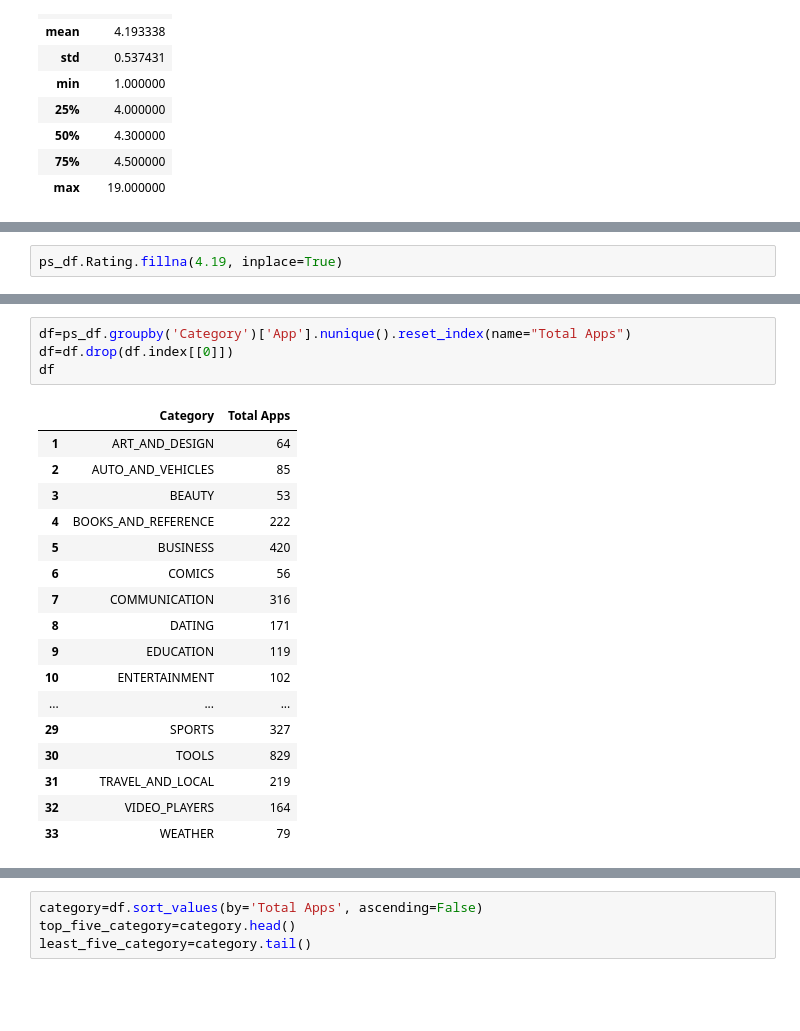
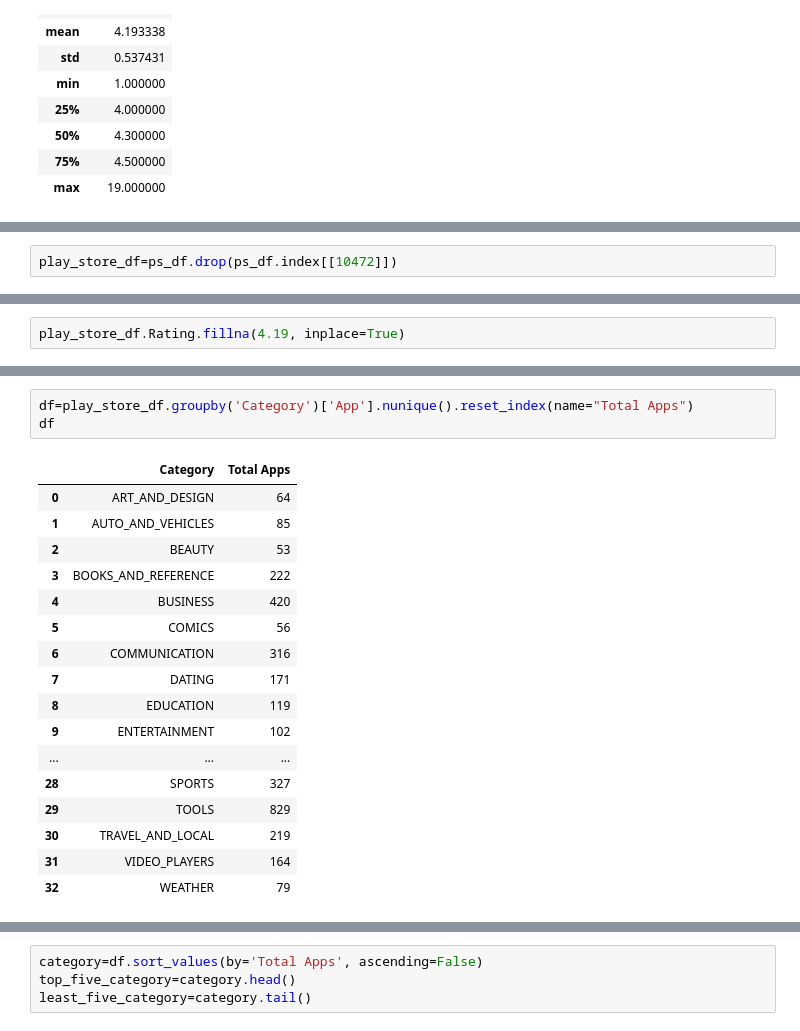
Before and after one commit to Navjotkhatri/EDA-Play-Store-App-Review-Analysis, a Jupyter notebook: EDA_Play_Store_App_Review_Analysis_Capstone_Project.ipynb, the cells around one changed output, grey strips where cells are left out. Drawn from its saved outputs; the diff is of its cells as text; blank space fills up the shorter version.

```diff
--- a/EDA_Play_Store_App_Review_Analysis_Capstone_Project.ipynb
+++ b/EDA_Play_Store_App_Review_Analysis_Capstone_Project.ipynb
@@ -78,0 +77,2 @@ Index(['App', 'Category', 'Rating', 'Reviews', 'Size', 'Installs', 'Type',
+# %%
+play_store_df=ps_df.drop(ps_df.index[[10472]])
@@ -132,4 +152,4 @@ Android Ver          3
 dtype: int64
 # %%
-ps_df.Rating.fillna(4.19, inplace=True)
+play_store_df.Rating.fillna(4.19, inplace=True)
 # %%
@@ -175,27 +195,26 @@ ps_df.tail(10)
 | 10839 | The SCP Foundation DB fr nn5n | BOOKS_AND_REFERENCE | 4.50 | 114 | Varies with device | 1,000+ | Free | 0 | Mature 17+ | Books & Reference | ... |
 | 10840 | iHoroscope - 2018 Daily Horoscope... | LIFESTYLE | 4.50 | 398307 | 19M | 10,000,000+ | Free | 0 | Everyone | Lifestyle | ... |
 # %%
-df=ps_df.groupby('Category')['App'].nunique().reset_index(name="Total Apps")
-df=df.drop(df.index[[0]])
+df=play_store_df.groupby('Category')['App'].nunique().reset_index(name="Total Apps")
 df
 # %% [output]
 |  | Category | Total Apps |
-| 1 | ART_AND_DESIGN | 64 |
-| 2 | AUTO_AND_VEHICLES | 85 |
-| 3 | BEAUTY | 53 |
-| 4 | BOOKS_AND_REFERENCE | 222 |
-| 5 | BUSINESS | 420 |
-| 6 | COMICS | 56 |
-| 7 | COMMUNICATION | 316 |
-| 8 | DATING | 171 |
-| 9 | EDUCATION | 119 |
-| 10 | ENTERTAINMENT | 102 |
+| 0 | ART_AND_DESIGN | 64 |
+| 1 | AUTO_AND_VEHICLES | 85 |
+| 2 | BEAUTY | 53 |
+| 3 | BOOKS_AND_REFERENCE | 222 |
+| 4 | BUSINESS | 420 |
+| 5 | COMICS | 56 |
+| 6 | COMMUNICATION | 316 |
+| 7 | DATING | 171 |
+| 8 | EDUCATION | 119 |
+| 9 | ENTERTAINMENT | 102 |
 | ... | ... | ... |
-| 29 | SPORTS | 327 |
-| 30 | TOOLS | 829 |
-| 31 | TRAVEL_AND_LOCAL | 219 |
-| 32 | VIDEO_PLAYERS | 164 |
-| 33 | WEATHER | 79 |
+| 28 | SPORTS | 327 |
+| 29 | TOOLS | 829 |
+| 30 | TRAVEL_AND_LOCAL | 219 |
+| 31 | VIDEO_PLAYERS | 164 |
+| 32 | WEATHER | 79 |
 # %%
 c1=df['Category']
 t1= df['Total Apps']
```
Also changed, not shown: parts of 20 cells of this notebook.
